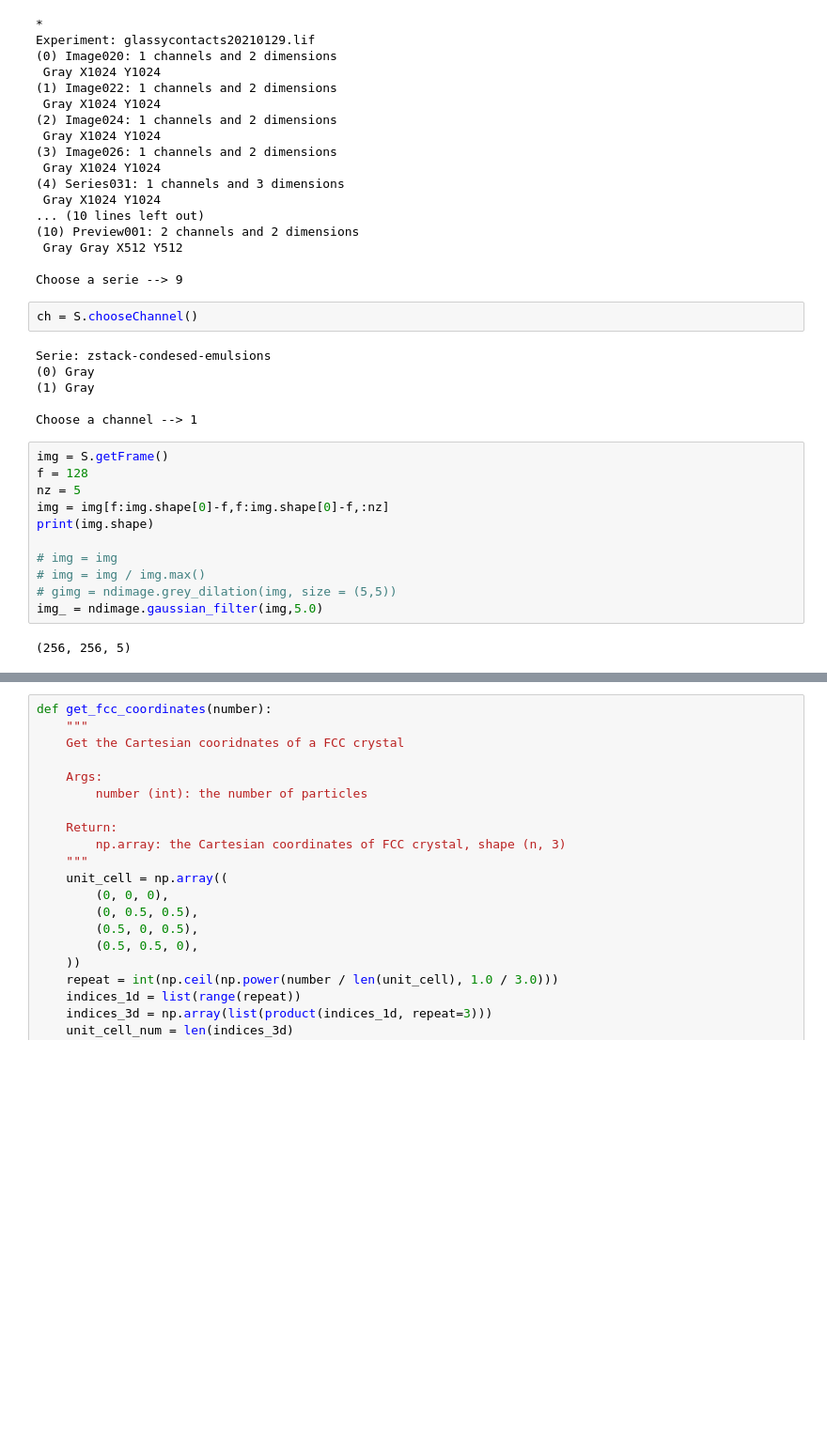
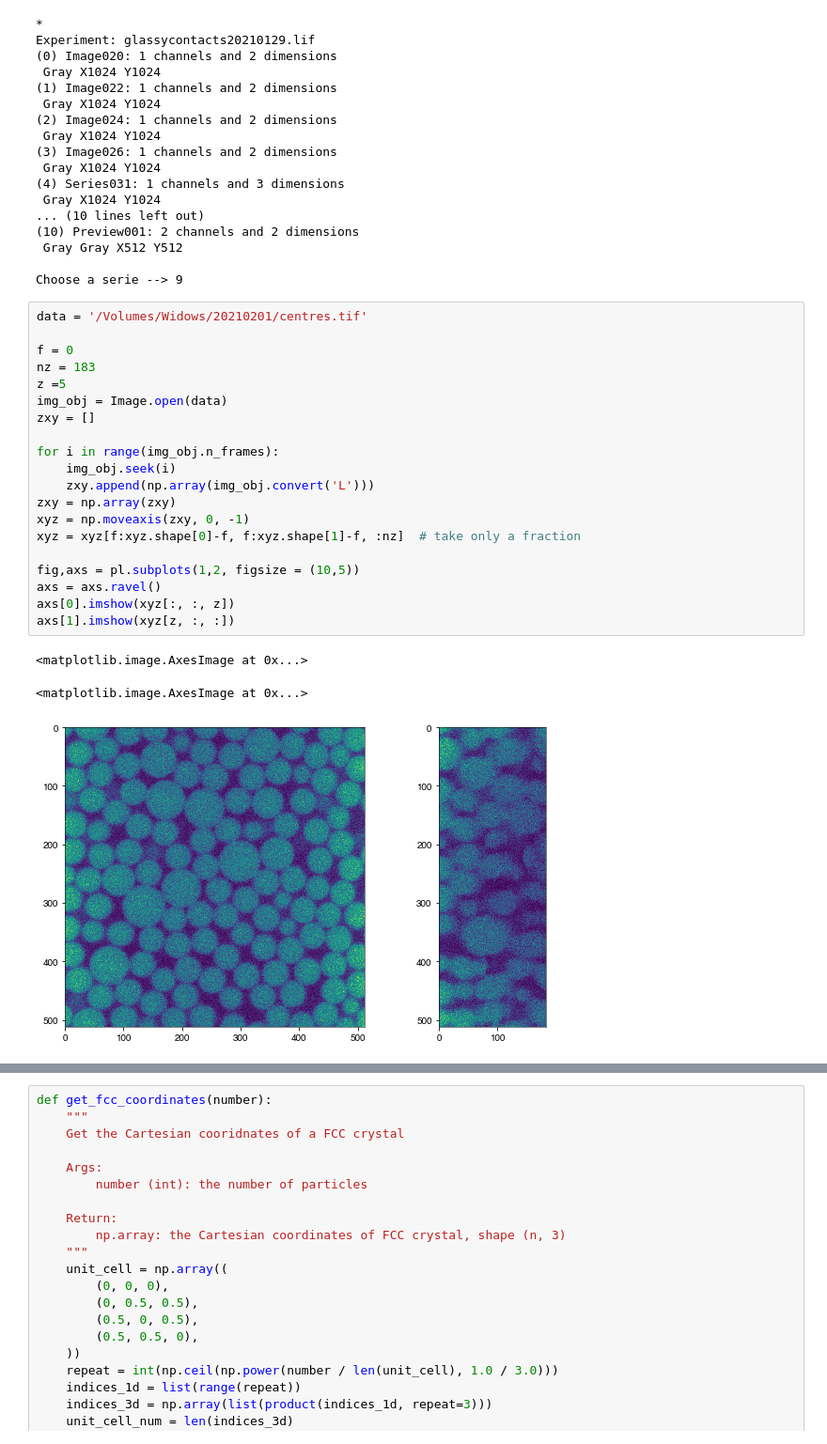
Before and after one commit to Mauva27/Contact_tracking, a Jupyter notebook: notebooks/tracking.ipynb, the cells around one changed output, grey strips where cells are left out. Shown at 94% size. Cells and saved outputs as stored; diff of their text form; blank space fills up the shorter version.

```diff
--- a/notebooks/tracking.ipynb
+++ b/notebooks/tracking.ipynb
@@ -111,25 +112,28 @@ Experiment: glassycontacts20210129.lif
  Gray Gray X512 Y512
 
 Choose a serie --> 9
-# %%
-ch = S.chooseChannel()
-# %% [output]
-Serie: zstack-condesed-emulsions
-(0) Gray
-(1) Gray
-
-Choose a channel --> 1
-# %%
-img = S.getFrame()
-f = 128
-nz = 5
-img = img[f:img.shape[0]-f,f:img.shape[0]-f,:nz]
-print(img.shape)
-
-# img = img
-# img = img / img.max()
-# gimg = ndimage.grey_dilation(img, size = (5,5))
-img_ = ndimage.gaussian_filter(img,5.0)
-# %% [output]
-(256, 256, 5)
+# %%
+data = '/Volumes/Widows/20210201/centres.tif'
+
+f = 0
+nz = 183
+z =5
+img_obj = Image.open(data)
+zxy = []
+
+for i in range(img_obj.n_frames):
+    img_obj.seek(i)
+    zxy.append(np.array(img_obj.convert('L')))
+zxy = np.array(zxy)
+xyz = np.moveaxis(zxy, 0, -1)
+xyz = xyz[f:xyz.shape[0]-f, f:xyz.shape[1]-f, :nz]  # take only a fraction
+
+fig,axs = pl.subplots(1,2, figsize = (10,5))
+axs = axs.ravel()
+axs[0].imshow(xyz[:, :, z])
+axs[1].imshow(xyz[z, :, :])
+# %% [output]
+<matplotlib.image.AxesImage at 0x...>
+<matplotlib.image.AxesImage at 0x...>
+[figure, added]
 # %%
```
Also changed, not shown: parts of 14 cells of this notebook, 4 other files.
